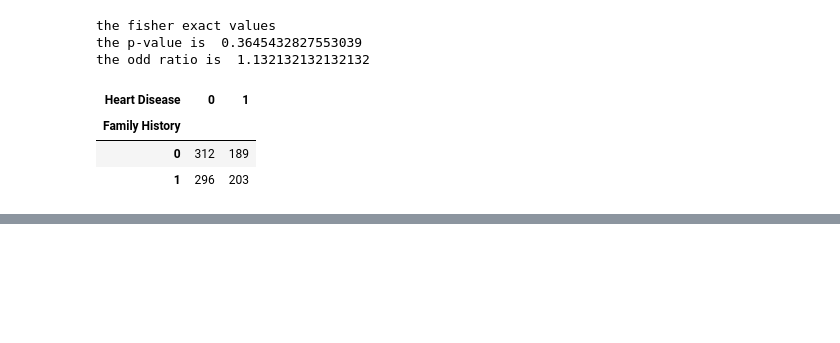
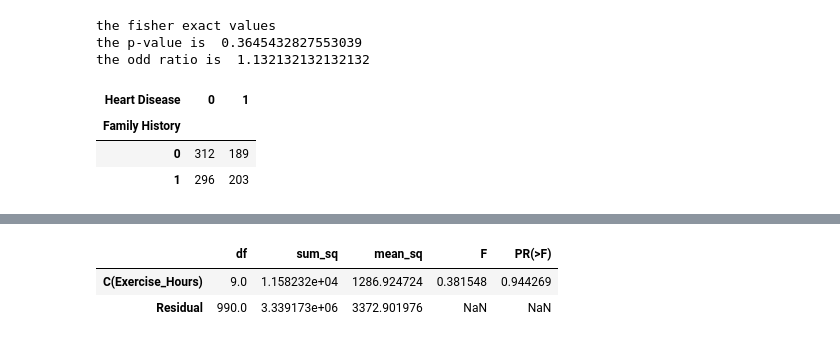
Before and after one commit to ZakariaElKazdam/EDA, a Jupyter notebook: eda.ipynb, the cells around one changed output, grey strips where cells are left out. Cells and saved outputs as stored; diff of their text form; code cells hidden in the pictures; blank space fills up the shorter version.

Commit message:
Anova

```diff
--- a/eda.ipynb
+++ b/eda.ipynb
@@ -508,0 +570,15 @@ The **p value** 0.36 is way too high , Hence we can't reject the hypothesis that
+# %%
+import statsmodels.api as sm
+from statsmodels.formula.api import ols
+
+df.rename(columns={'Exercise Hours': 'Exercise_Hours'}, inplace=True)
+
+model = ols('Cholesterol ~ C(Exercise_Hours)', data=df).fit()
+#C() is to treat Exercise Hours as a categorical variable
+
+aov_table = sm.stats.anova_lm(model)
+aov_table
+# %% [output]
+|  | df | sum_sq | mean_sq | F | PR(>F) |
+| C(Exercise_Hours) | 9.0 | 1.158232e+04 | 1286.924724 | 0.381548 | 0.944269 |
+| Residual | 990.0 | 3.339173e+06 | 3372.901976 | NaN | NaN |
```
Also changed, not shown: parts of 17 cells of this notebook.
